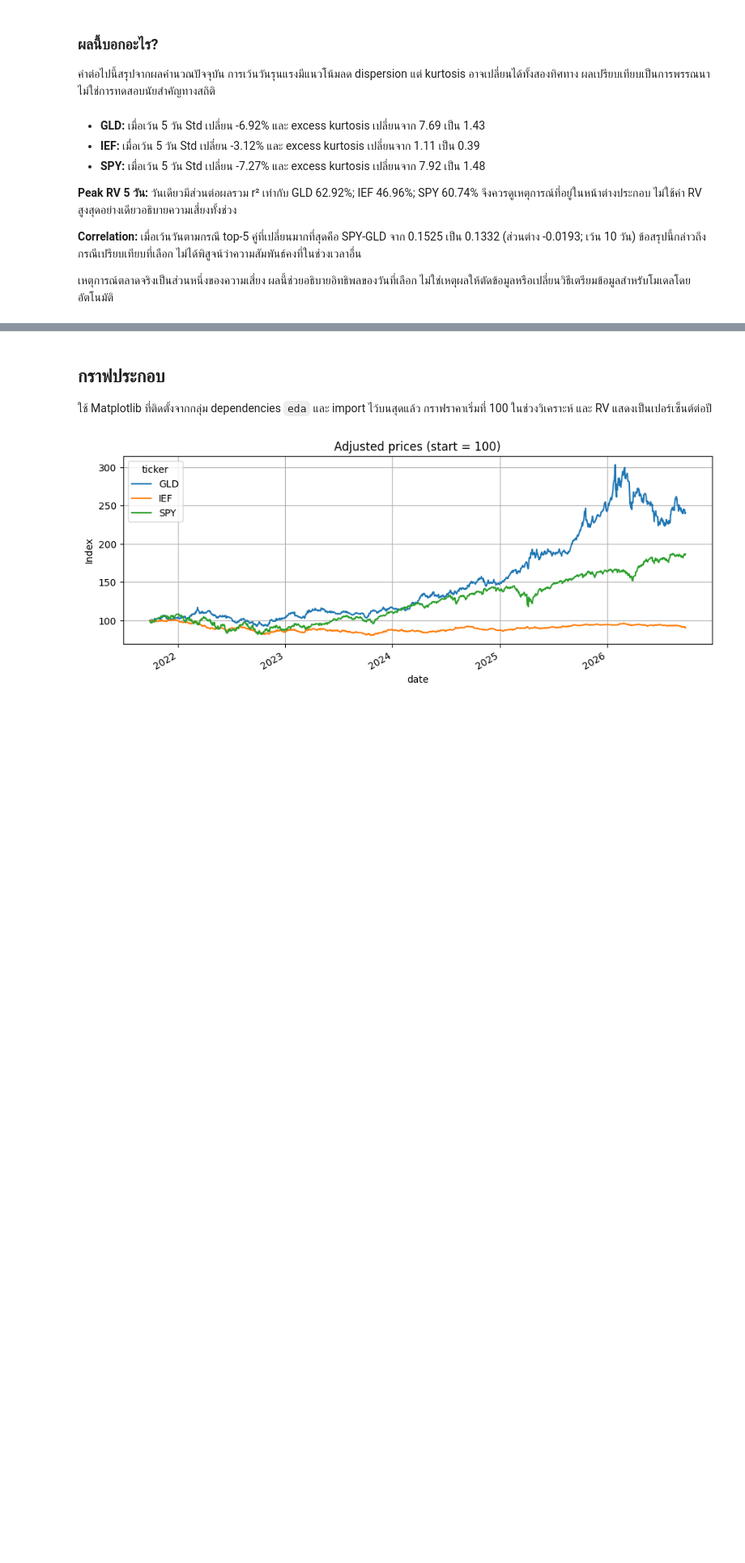
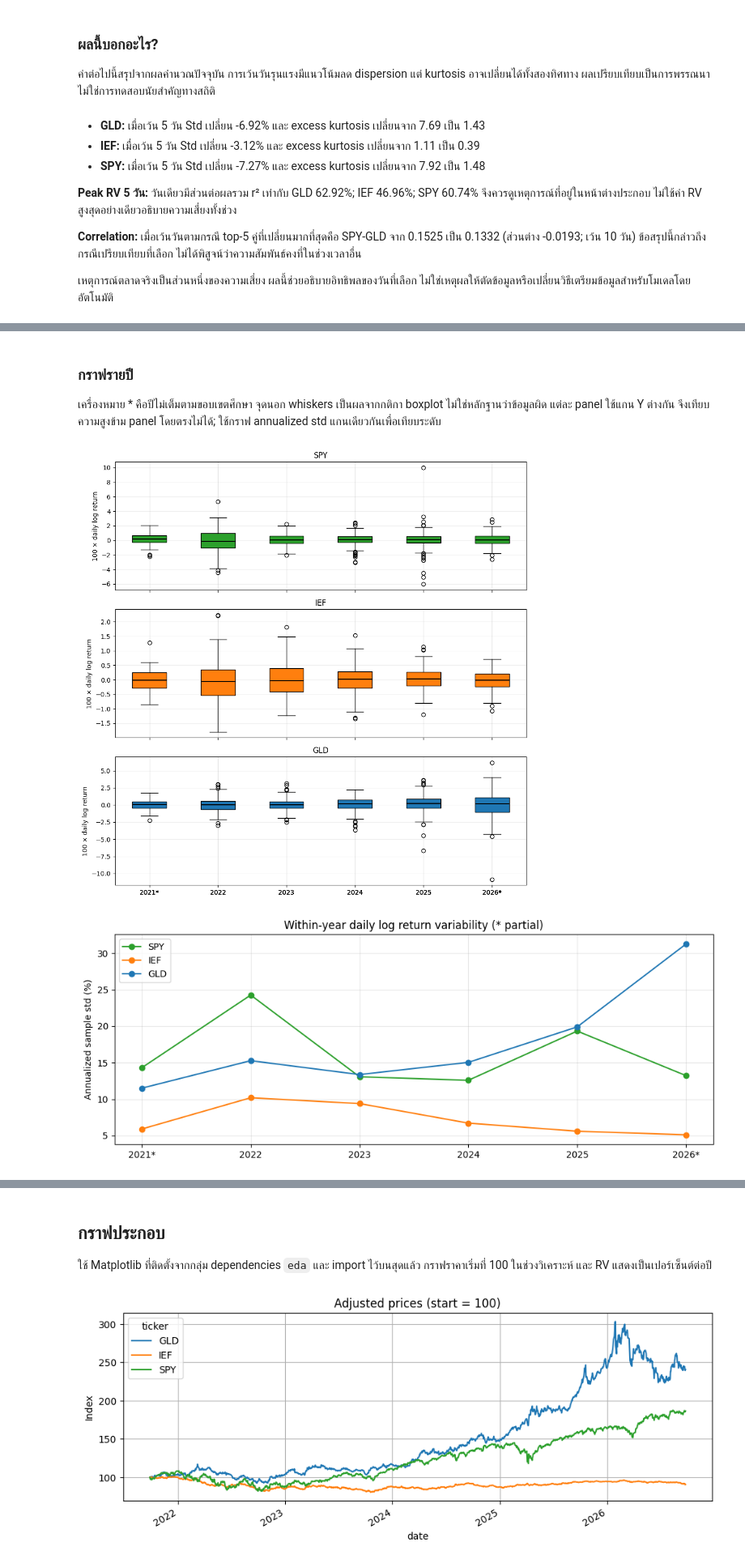
Before and after one commit to 01aptx01/datasci-and-dataen-project, a Jupyter notebook: notebooks/01_eda_market_prices.ipynb, the cells around one changed output, grey strips where cells are left out. Shown at 81% size. Saved outputs shown, nothing was run; the diff lists cells and outputs as text; code cells hidden in the pictures; blank space fills up the shorter version.

```diff
--- a/notebooks/01_eda_market_prices.ipynb
+++ b/notebooks/01_eda_market_prices.ipynb
@@ -617,0 +657,11 @@ display(Markdown(
+# %%
+g = annual.groupby(['year','ticker'])['log_return']
+yearly_level = g.agg(n='count', mean='mean', median='median', std='std')
+yearly_shape = g.agg(q01=lambda x:x.quantile(.01), q99=lambda x:x.quantile(.99), skew='skew', excess_kurtosis=lambda x:x.kurt())
+yearly_level[['mean','median','std']] *= 100
+yearly_shape[['q01','q99']] *= 100
+print('* ปีไม่เต็มตามขอบเขตการศึกษา')
+print('ระดับและการกระจาย: 100 × daily log return')
+display(yearly_level.rename(index=year_label, level='year').round(3))
+print('รูปร่างและปลายหาง')
+display(yearly_shape.rename(index=year_label, level='year').round(3))
@@ -617,0 +713,8 @@ display(Markdown(
+# %%
+annual_std = yearly_level['std'].unstack('ticker') * np.sqrt(252)
+annual_rv = annual.groupby(['year','ticker'])['rv_20d'].agg(median='median', p90=lambda x:x.quantile(.90), maximum='max') * 100
+print('* ปีไม่เต็มตามขอบเขตการศึกษา')
+print('Annualized std ของ daily log return (% ต่อปี)')
+display(annual_std.rename(index=year_label).round(2))
+print('RV 20 วัน (% ต่อปี) ตามปีของวันสิ้นสุดหน้าต่าง')
+display(annual_rv.rename(index=year_label, level='year').round(2))
@@ -617,0 +751,23 @@ display(Markdown(
+# %% [markdown]
+### กราฟรายปี
+เครื่องหมาย * คือปีไม่เต็มตามขอบเขตศึกษา จุดนอก whiskers เป็นผลจากกติกา boxplot ไม่ใช่หลักฐานว่าข้อมูลผิด แต่ละ panel ใช้แกน Y ต่างกัน จึงเทียบความสูงข้าม panel โดยตรงไม่ได้; ใช้กราฟ annualized std แกนเดียวกันเพื่อเทียบระดับ
+# %%
+years = sorted(annual.year.unique())
+partial_years = set(coverage.loc[coverage.partial, 'year'])
+labels = [f'{y}*' if y in partial_years else str(y) for y in years]
+colors = {'SPY':'tab:green', 'IEF':'tab:orange', 'GLD':'tab:blue'}
+fig, axes = plt.subplots(3, 1, figsize=(10,10), sharex=True)
+for ax, ticker in zip(axes, ['SPY','IEF','GLD']):
+    series = [annual.loc[(annual.ticker == ticker) & (annual.year == y), 'log_return'].dropna()*100 for y in years]
+    bp = ax.boxplot(series, tick_labels=labels, patch_artist=True, showfliers=True, medianprops={'color': 'black', 'linewidth': 1.5})
+    for box in bp['boxes']: box.set_facecolor(colors[ticker])
+    ax.set_title(ticker); ax.set_ylabel('100 × daily log return'); ax.grid(alpha=.2)
+plt.tight_layout(); plt.show()
+fig, ax = plt.subplots(figsize=(10,4))
+for ticker in ['SPY','IEF','GLD']:
+    ax.plot(range(len(years)), annual_std[ticker], marker='o', color=colors[ticker], label=ticker)
+ax.set_xticks(range(len(years)), labels); ax.set_ylabel('Annualized sample std (%)'); ax.set_title('Within-year daily log return variability (* partial)'); ax.legend(); ax.grid(alpha=.3)
+plt.tight_layout(); plt.show()
+# %% [output]
+[figure, added]
+[figure, added]
```
Also changed, not shown: parts of 11 cells of this notebook, 2 other files.
